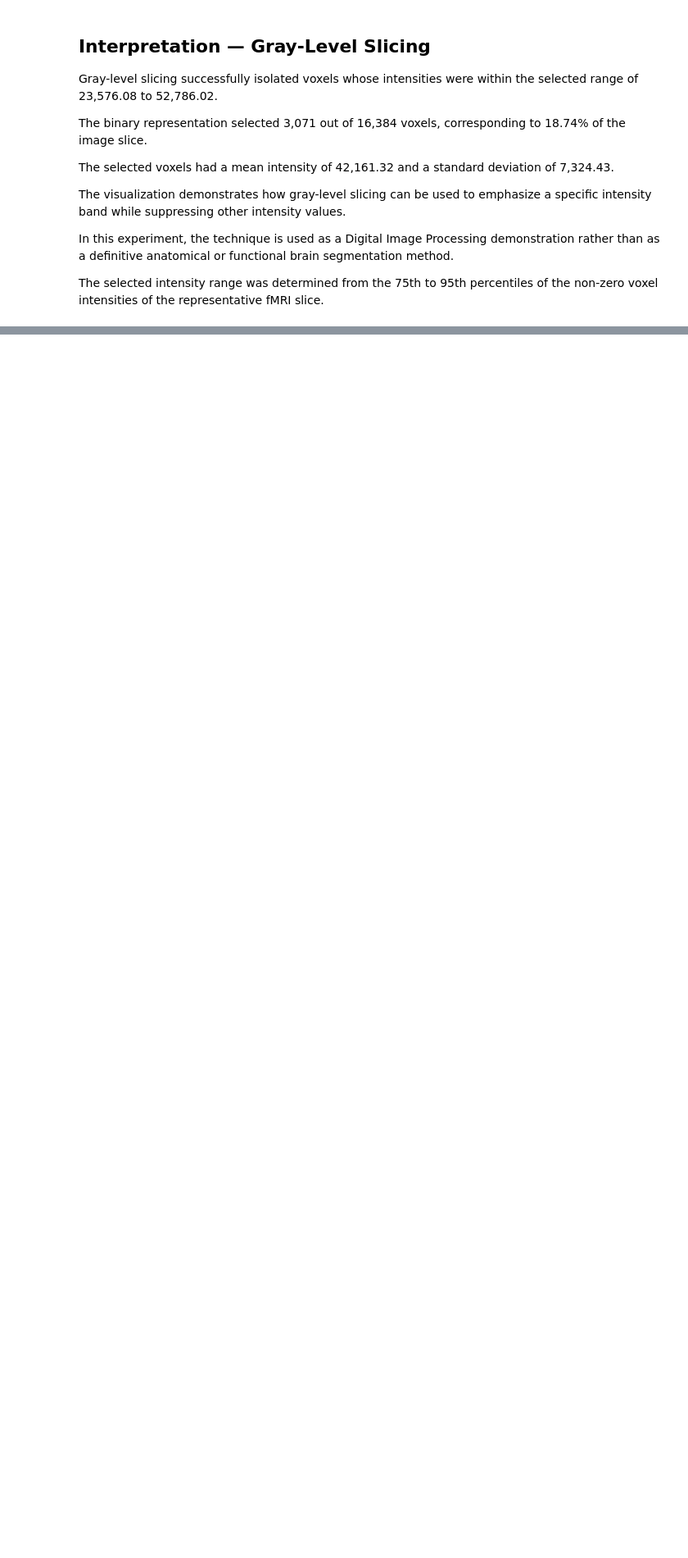
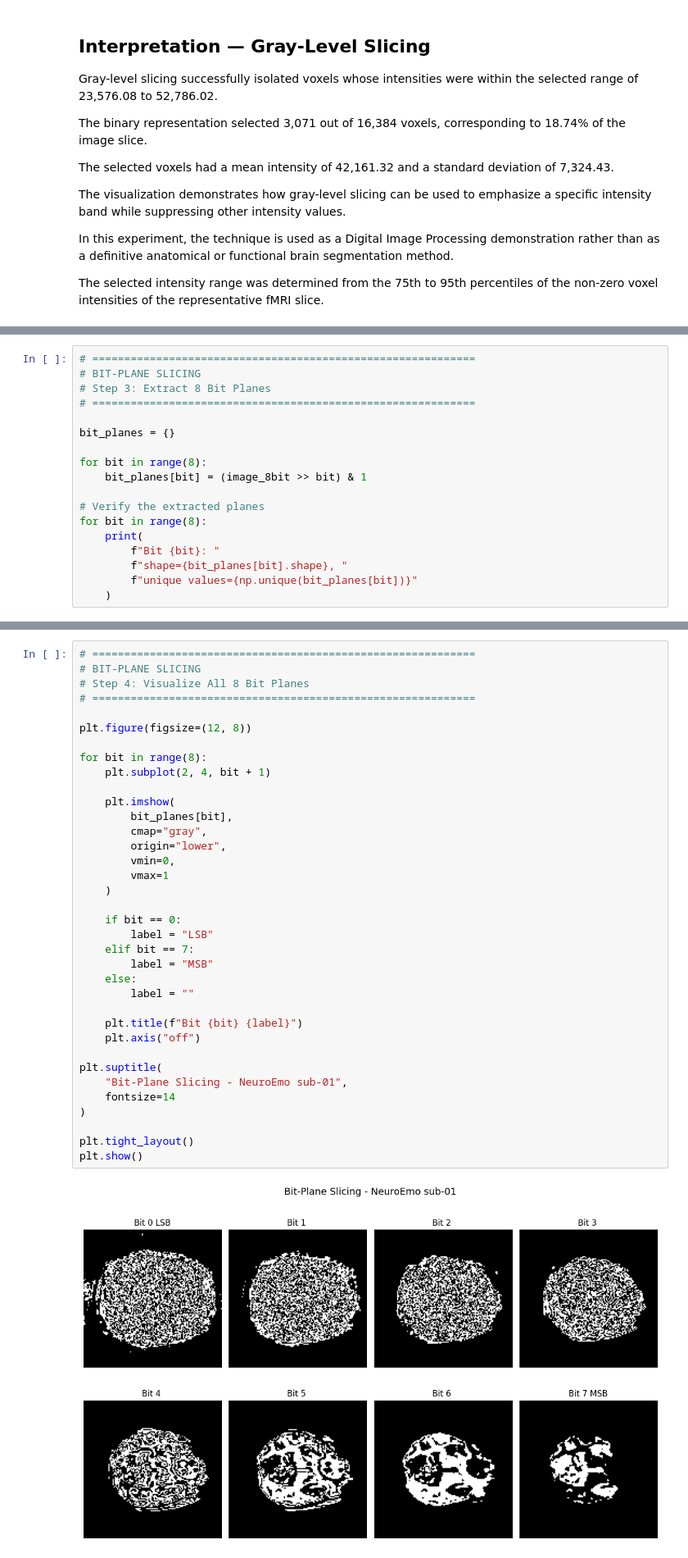
Before and after one commit to SharveshC/DIP_Capstone, a Jupyter notebook: notebook/samp.ipynb, the cells around one changed output, grey strips where cells are left out. Shown at 82% size. Cells and saved outputs as stored; diff of their text form; blank space fills up the shorter version.

Commit message:
fix(core): added bit plane slicing

```diff
--- a/notebook/samp.ipynb
+++ b/notebook/samp.ipynb
@@ -2723,0 +2823,18 @@ fMRI slice.
+# %%
+# ============================================================
+# BIT-PLANE SLICING
+# Step 3: Extract 8 Bit Planes
+# ============================================================
+
+bit_planes = {}
+
+for bit in range(8):
+    bit_planes[bit] = (image_8bit >> bit) & 1
+
+# Verify the extracted planes
+for bit in range(8):
+    print(
+        f"Bit {bit}: "
+        f"shape={bit_planes[bit].shape}, "
+        f"unique values={np.unique(bit_planes[bit])}"
+    )
@@ -2723,0 +2862,38 @@ fMRI slice.
+# %%
+# ============================================================
+# BIT-PLANE SLICING
+# Step 4: Visualize All 8 Bit Planes
+# ============================================================
+
+plt.figure(figsize=(12, 8))
+
+for bit in range(8):
+    plt.subplot(2, 4, bit + 1)
+
+    plt.imshow(
+        bit_planes[bit],
+        cmap="gray",
+        origin="lower",
+        vmin=0,
+        vmax=1
+    )
+
+    if bit == 0:
+        label = "LSB"
+    elif bit == 7:
+        label = "MSB"
+    else:
+        label = ""
+
+    plt.title(f"Bit {bit} {label}")
+    plt.axis("off")
+
+plt.suptitle(
+    "Bit-Plane Slicing - NeuroEmo sub-01",
+    fontsize=14
+)
+
+plt.tight_layout()
+plt.show()
+# %% [output]
+[figure, added]
```
Also changed, not shown: parts of 14 cells of this notebook.
